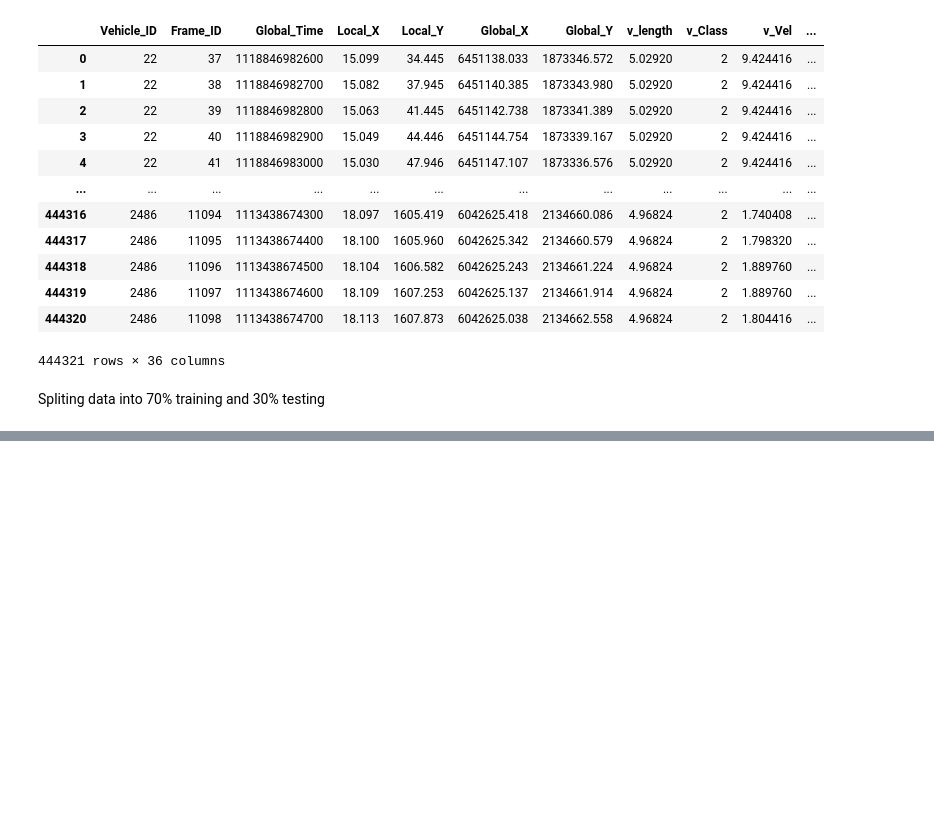
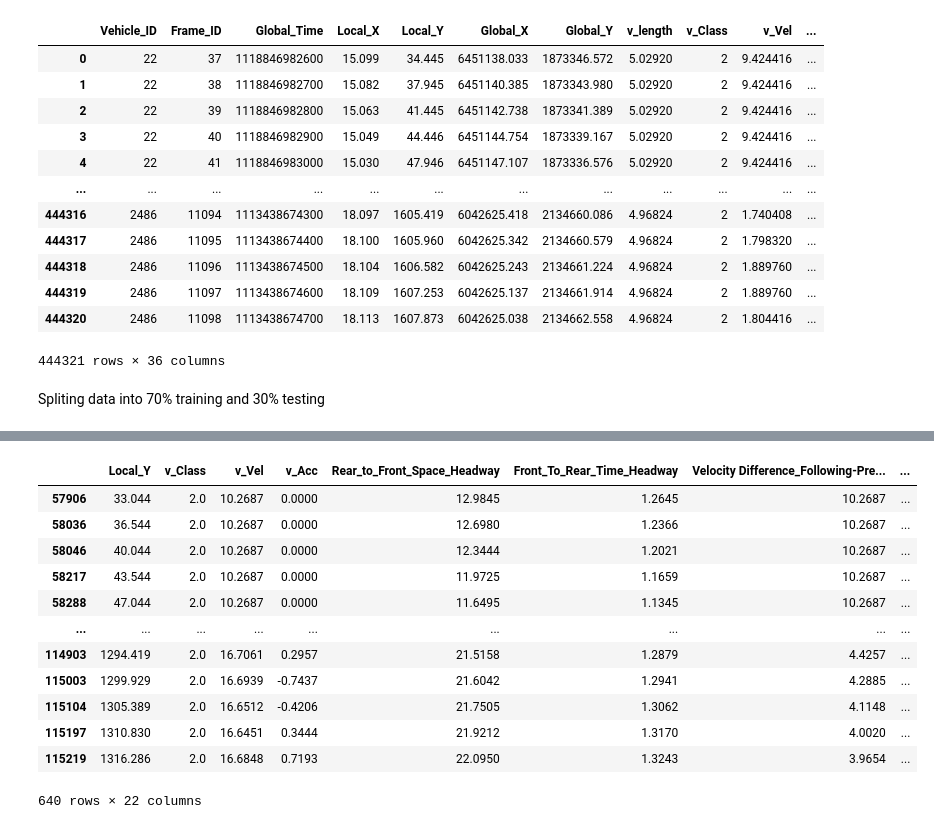
Before and after one commit to VineetDhamija/DataDrivenCarFollowing, a Jupyter notebook: datadrivencarfollowing-v1/scripts/CNN Model Application.ipynb, the cells around one changed output, grey strips where cells are left out. Cells and saved outputs as stored; diff of their text form; code cells hidden in the pictures; blank space fills up the shorter version.

```diff
--- a/datadrivencarfollowing-v1/scripts/CNN Model Application.ipynb
+++ b/datadrivencarfollowing-v1/scripts/CNN Model Application.ipynb
@@ -269,0 +434,16 @@ F1 = F[F["L-F_Pair"]=="2055-2059"]
+# %%
+predicted_data
+# %% [output]
+|  | Local_Y | v_Class | v_Vel | v_Acc | Rear_to_Front_Space_Headway | Front_To_Rear_Time_Headway | Velocity Difference_Following-Pre... | ... |
+| 57906 | 33.044 | 2.0 | 10.2687 | 0.0000 | 12.9845 | 1.2645 | 10.2687 | ... |
+| 58036 | 36.544 | 2.0 | 10.2687 | 0.0000 | 12.6980 | 1.2366 | 10.2687 | ... |
+| 58046 | 40.044 | 2.0 | 10.2687 | 0.0000 | 12.3444 | 1.2021 | 10.2687 | ... |
+| 58217 | 43.544 | 2.0 | 10.2687 | 0.0000 | 11.9725 | 1.1659 | 10.2687 | ... |
+| 58288 | 47.044 | 2.0 | 10.2687 | 0.0000 | 11.6495 | 1.1345 | 10.2687 | ... |
+| ... | ... | ... | ... | ... | ... | ... | ... | ... |
+| 114903 | 1294.419 | 2.0 | 16.7061 | 0.2957 | 21.5158 | 1.2879 | 4.4257 | ... |
+| 115003 | 1299.929 | 2.0 | 16.6939 | -0.7437 | 21.6042 | 1.2941 | 4.2885 | ... |
+| 115104 | 1305.389 | 2.0 | 16.6512 | -0.4206 | 21.7505 | 1.3062 | 4.1148 | ... |
+| 115197 | 1310.830 | 2.0 | 16.6451 | 0.3444 | 21.9212 | 1.3170 | 4.0020 | ... |
+| 115219 | 1316.286 | 2.0 | 16.6848 | 0.7193 | 22.0950 | 1.3243 | 3.9654 | ... |
+640 rows × 22 columns
```
Also changed, not shown: parts of 30 cells of this notebook, 1 other file.
